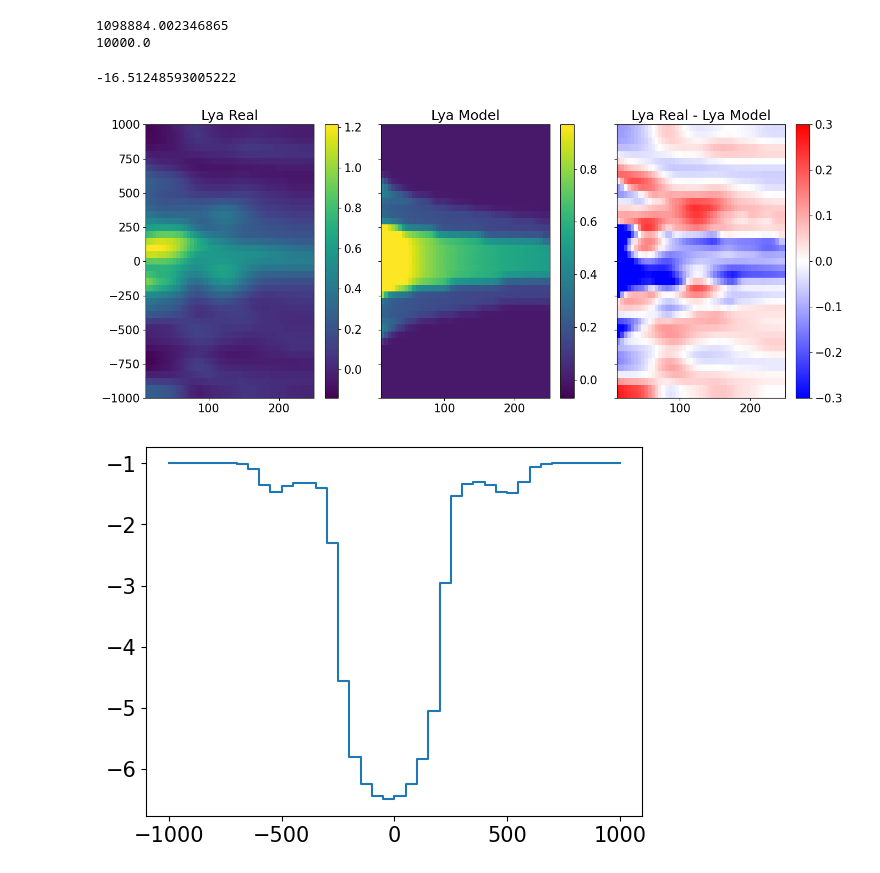
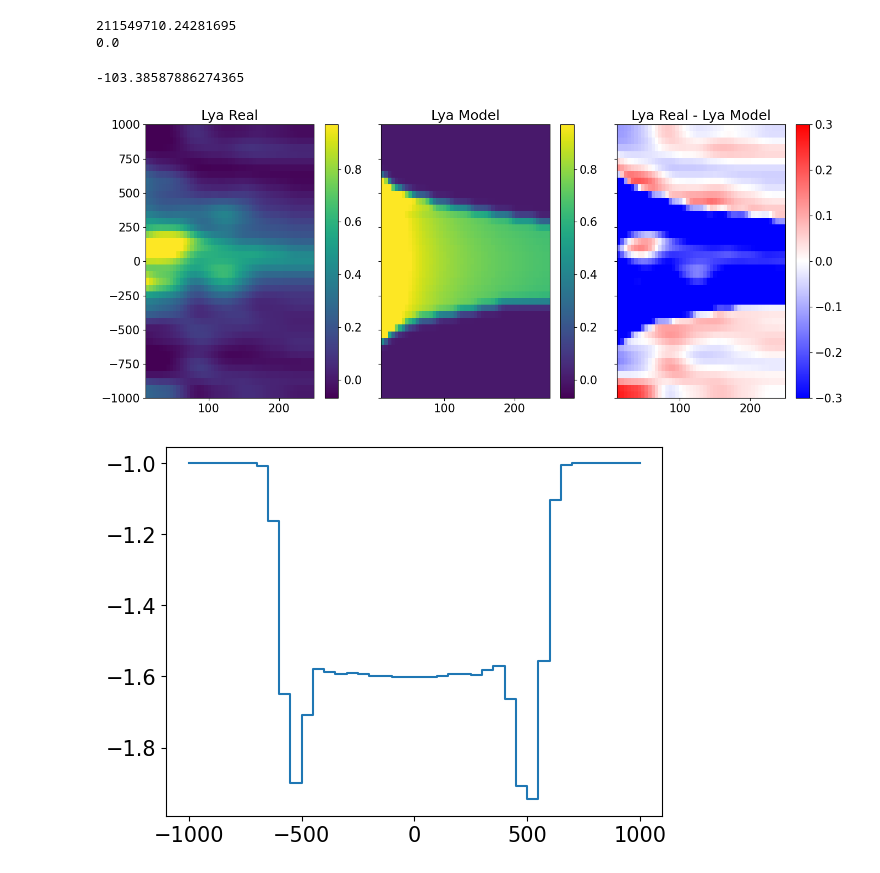
Before and after one commit to prusinski/galpair_model, a Jupyter notebook: chen+20_trimmed_box.ipynb, the cells around one changed output. Saved outputs shown, nothing was run; the diff lists cells and outputs as text; code cells hidden in the pictures.

```diff
--- a/chen+20_trimmed_box.ipynb
+++ b/chen+20_trimmed_box.ipynb
@@ -42,11 +44,11 @@ def vouts(r, vi):
     return vout
 
 def ains(r, a0in, gin):
-    ain = (a0in * (r/100)**(-gin))
+    ain = (a0in * (r/500)**(-gin))
     return ain
 
 def aouts(r, a0out, gout):
-    aout = (a0out * (r/100)**(-gout))
+    aout = (a0out * (r/500)**(-gout))
     return aout
 # %%
 def model(theta):
@@ -300,36 +302,36 @@ def lnlike(theta, truth = lya_real):
     lya_model = model(theta)
     return -0.5 * np.nansum((lya_real - lya_model)**2), lya_model
 # %%
-theta = 733, -269, 0.17, 0.43, 0.23, 0.57 #vout, vin, aout, ain, gout, gin
+theta = 733, -269, 0.57, 0.0, 0.23, 0.57 #vout, vin, aout, ain, gout, gin
 likelihood, lya_model = lnlike(theta)
 print(likelihood)
-# vmi, vma = -0.07, 0.97
+vmi, vma = -0.07, 0.97
 
 fig, ax = plt.subplots(1,3, figsize = (14,6), sharex=True, sharey=True)
 re = ax[0].imshow(lya_real, aspect='auto', origin='lower',
-                  extent = [bvec_final.min(), bvec_final.max(), vvec_final.min(), vvec_final.max()]) #, vmin = vmi, vmax = vma)
+                  extent = [bvec_final.min(), bvec_final.max(), vvec_final.min(), vvec_final.max()], vmin = vmi, vmax = vma)
 fig.colorbar(re, ax=ax[0])
 ax[0].set_title('Lya Real')
 
 mod = ax[1].imshow(lya_model, aspect='auto', origin='lower',
                    extent = [bvec_final.min(), bvec_final.max(), vvec_final.min(), vvec_final.max()], vmin = vmi, vmax = vma)
 fig.colorbar(mod, ax=ax[1])
 ax[1].set_title('Lya Model')
 
 diff = ax[2].imshow(lya_real - lya_model, aspect='auto', origin='lower',
                     extent = [bvec_final.min(), bvec_final.max(), vvec_final.min(), vvec_final.max()], cmap='bwr', vmin=-0.3, vmax=0.3)
 fig.colorbar(diff, ax=ax[2])
 ax[2].set_title('Lya Real - Lya Model')
 fig.tight_layout()
 plt.show()
 # %% [output]
-1098884.002346865
-10000.0
+211549710.24281695
+0.0
--16.51248593005222
+-103.38587886274365
-[figure, old version]
+[figure, new version]
 # %%
 plt.figure()
 plt.step(vvec_final, -np.exp(lya_model[:,0]))
 plt.show()
 # %% [output]
-[figure, old version]
+[figure, new version]
```
Also changed, not shown: parts of 1 cell of this notebook.
